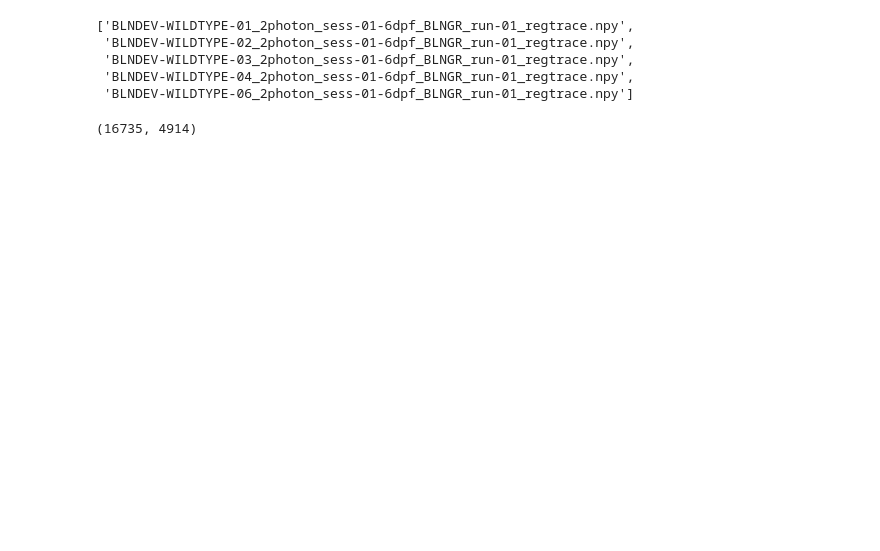
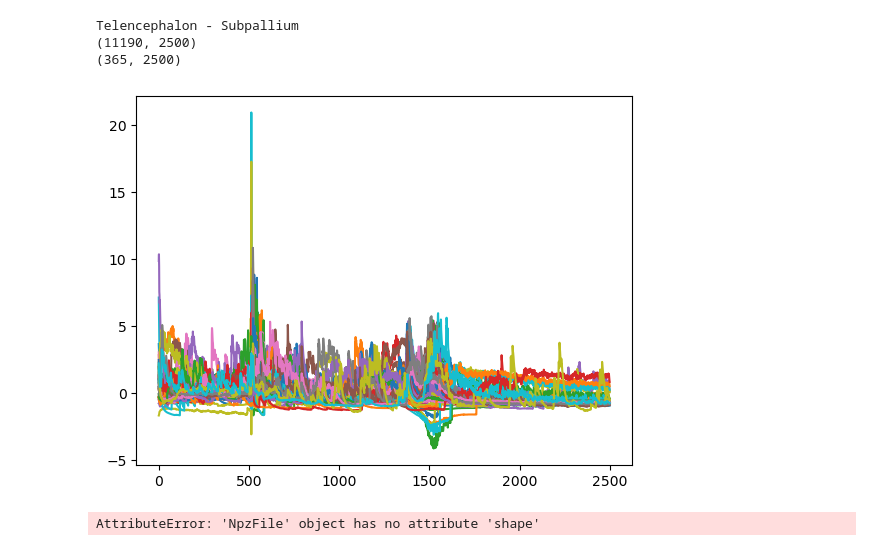
Before and after one commit to dmnburrows/multiscale_dev_dynamics, a Jupyter notebook: FORCE_model.ipynb, the cells around one changed output. Saved outputs shown, nothing was run; the diff lists cells and outputs as text; code cells hidden in the pictures; blank space fills up the shorter version.

Commit message:
running tension FORCE on practice data

```diff
--- a/FORCE_model.ipynb
+++ b/FORCE_model.ipynb
@@ -48,0 +39,5 @@ from tension.constrained import ConstrainedNoFeedbackESN, BioFORCEModel
+# %%
+import glob
+os.chdir(s_data + '/dev/')
+data_list = sorted(glob.glob('*regtrace*'))
+data_list
@@ -49,2 +50,4 @@ from tension.constrained import ConstrainedNoFeedbackESN, BioFORCEModel
+# %%
+data = np.load(data_list[0])
 # %%
 !wget https://data.mendeley.com/public-files/datasets/9936ryd5h7/files/7ac6616e-b6f7-4773-b254-b088147f68e6/file_downloaded
@@ -57,3 +76,7 @@ with np.load('file_downloaded', allow_pickle=True) as data:
   print(data['tracez'].shape)
   print(data['tracez'][cell_id].shape)
   target = data['tracez'][cell_id] # based on cell_id's of neurons in desired area of brain
+# %% [output]
+Telencephalon - Subpallium
+(11190, 2500)
+(365, 2500)
@@ -62,9 +82,0 @@ pr = adfn.return_files(s_data, 'dev', '*regtrace*')
-# %%
-data_l = adfn.return_files(s_data, 'dev', '*regtrace*')
-data_l
-# %% [output]
-['BLNDEV-WILDTYPE-01_2photon_sess-01-6dpf_BLNGR_run-01_regtrace.npy',
- 'BLNDEV-WILDTYPE-02_2photon_sess-01-6dpf_BLNGR_run-01_regtrace.npy',
- 'BLNDEV-WILDTYPE-03_2photon_sess-01-6dpf_BLNGR_run-01_regtrace.npy',
- 'BLNDEV-WILDTYPE-04_2photon_sess-01-6dpf_BLNGR_run-01_regtrace.npy',
- 'BLNDEV-WILDTYPE-06_2photon_sess-01-6dpf_BLNGR_run-01_regtrace.npy']
@@ -73,4 +83,10 @@ prac = np.load(data_l[0])
+# %%
+for i in range(50):
+    plt.plot(target[i])
+plt.show()
+# %% [output]
+[figure, added]
 # %%
-prac.shape
+data.shape
 # %% [output]
-(16735, 4914)
+AttributeError: 'NpzFile' object has no attribute 'shape'
```
Also changed, not shown: parts of 27 cells of this notebook.
